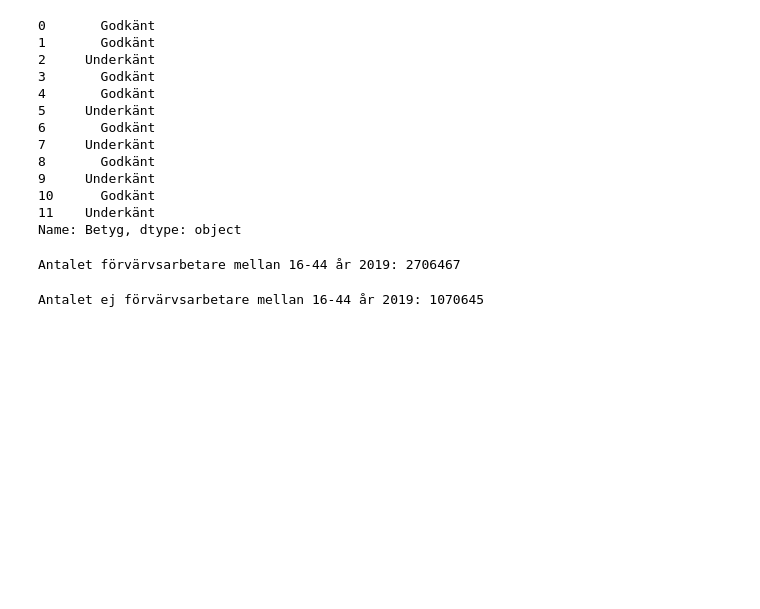
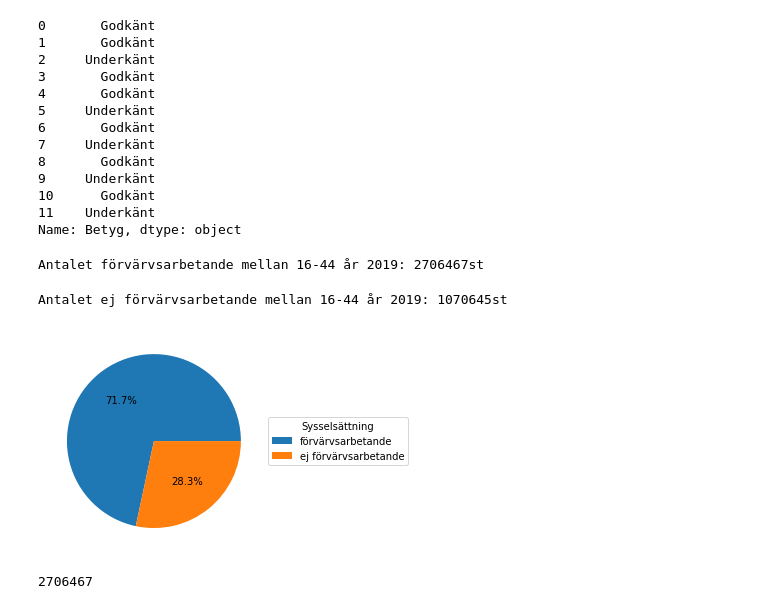
Before and after one commit to VikingHesse/mer_programmering, a Jupyter notebook: dataanalys/panda.ipynb, the cells around one changed output. Saved outputs shown, nothing was run; the diff lists cells and outputs as text; code cells hidden in the pictures; blank space fills up the shorter version.

```diff
--- a/dataanalys/panda.ipynb
+++ b/dataanalys/panda.ipynb
@@ -45,33 +45,54 @@ Name: Betyg, dtype: object
 # %%
 #1a
 import pandas as pd
-antal_förvärvsarbetande = 0
-
 df = pd.read_csv("sysselsattning.csv", encoding="ISO-8859-1", header=1)
 
-for index, row in df.iterrows():
+summa = df[df["sysselsättning"] == "förvärvsarbetande"]["2019"].sum()
 
-    #Kollar om raden för sysselsättning är förvärvsarbetande och att åldern inte överstiger 44.     Sen tas datan från raden med antalet och läggs till i en variabel.
-    if row["sysselsättning"] == "förvärvsarbetande" and int(row["ålder"][3:4]) <= 44:
-        antal = int(row["2019"])
-        antal_förvärvsarbetande += antal
-
-print(f"Antalet förvärvsarbetare mellan 16-44 år 2019: {antal_förvärvsarbetande}")
+print(f"Antalet förvärvsarbetande mellan 16-44 år 2019: {summa}st")
 # %% [output]
-Antalet förvärvsarbetare mellan 16-44 år 2019: 2706467
+Antalet förvärvsarbetande mellan 16-44 år 2019: 2706467st
 # %%
 #1b
 import pandas as pd
-antal_förvärvsarbetande = 0
-
 df = pd.read_csv("sysselsattning.csv", encoding="ISO-8859-1", header=1)
 
-for index, row in df.iterrows():
+summa = df[df["sysselsättning"] == "ej förvärvsarbetande"]["2019"].sum()
 
-    if row["sysselsättning"] == "ej förvärvsarbetande" and int(row["ålder"][3:4]) <= 44:
-        antal = int(row["2019"])
-        antal_förvärvsarbetande += antal
 
-print(f"Antalet ej förvärvsarbetare mellan 16-44 år 2019: {antal_förvärvsarbetande}")
+print(f"Antalet ej förvärvsarbetande mellan 16-44 år 2019: {summa}st")
 # %% [output]
-Antalet ej förvärvsarbetare mellan 16-44 år 2019: 1070645
+Antalet ej förvärvsarbetande mellan 16-44 år 2019: 1070645st
+# %%
+#1c
+import pandas as pd
+import matplotlib.pyplot as plt
+df = pd.read_csv("sysselsattning.csv", encoding="ISO-8859-1", header=1)
+
+förvärvsarbetande = df[df["sysselsättning"] == "förvärvsarbetande"]["2019"].sum()
+ej_förvärvsarbetande = df[df["sysselsättning"] == "ej förvärvsarbetande"]["2019"].sum()
+
+def pie_chart():
+    labels = "förvärvsarbetande", "ej förvärvsarbetande"
+    sizes = [förvärvsarbetande, ej_förvärvsarbetande]
+
+    plt.pie(sizes, autopct='%1.1f%%')
+    plt.legend(labels,
+            title="Sysselsättning",
+            loc="center left",
+            bbox_to_anchor=(1, 0, 0.5, 1))
+
+pie_chart()
+# %% [output]
+[figure, added]
+# %%
+import pandas as pd
+df = pd.read_csv("sysselsattning.csv", encoding="ISO-8859-1", header=1)
+
+förvärv = df[df["sysselsättning"] == "förvärvsarbetande"]
+
+summa = förvärv["2019"].sum()
+
+print(summa)
+# %% [output]
+2706467
```
